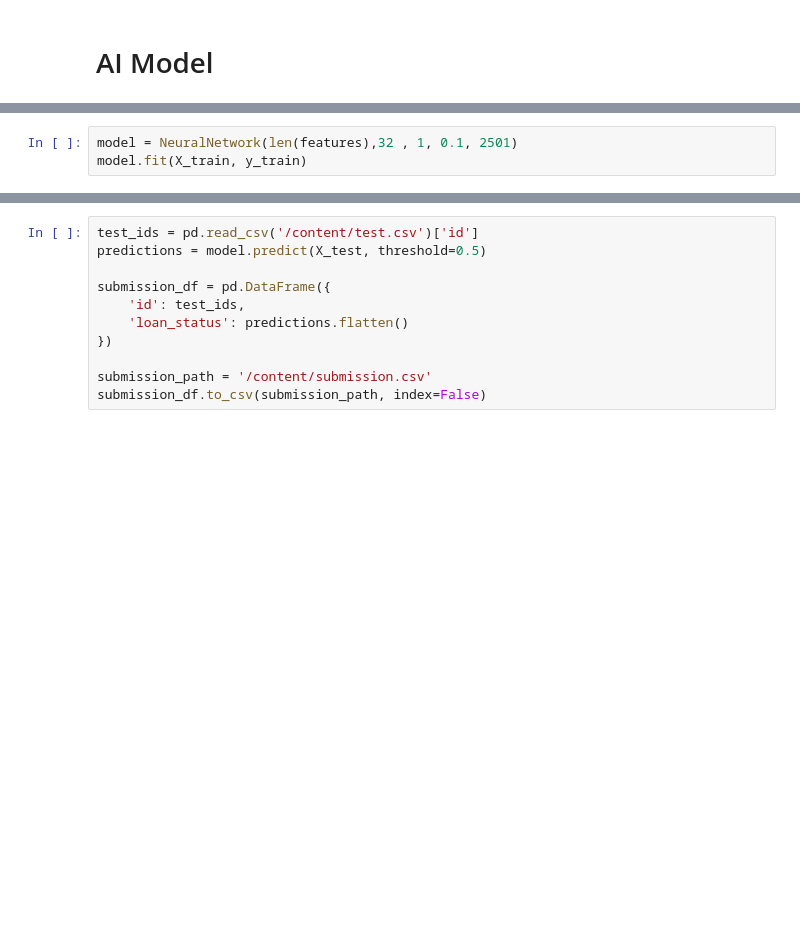
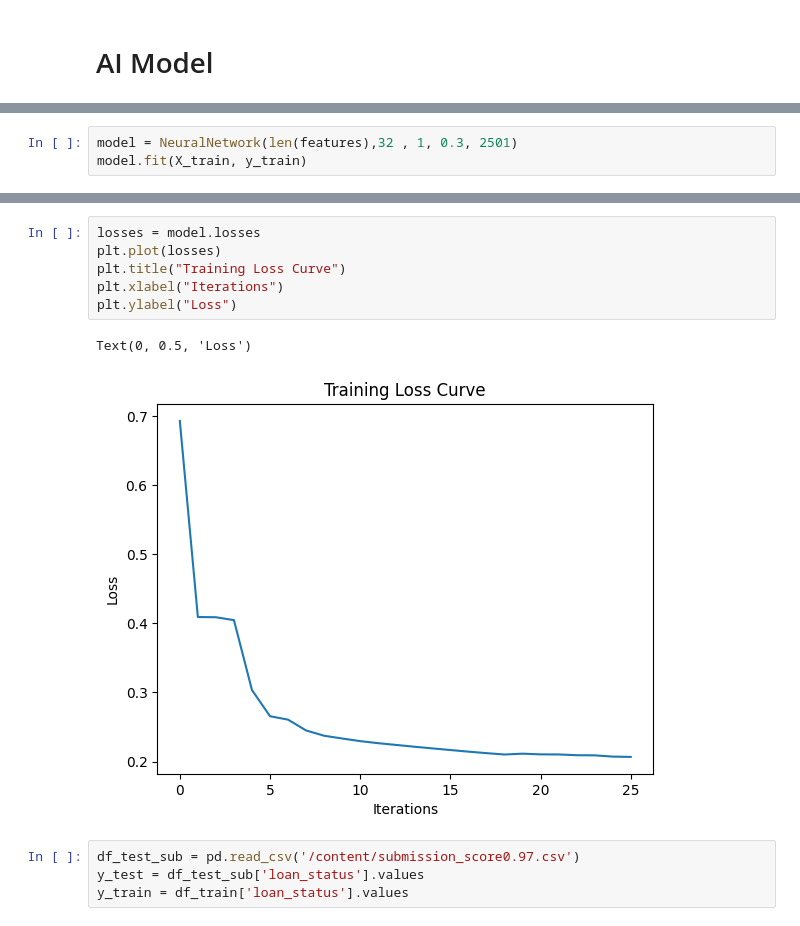
Before and after one commit to GriPet12/mfai_project, a Jupyter notebook: mfai.ipynb, the cells around one changed output, grey strips where cells are left out. Cells and saved outputs as stored; diff of their text form; blank space fills up the shorter version.

```diff
--- a/mfai.ipynb
+++ b/mfai.ipynb
@@ -344,5 +375,5 @@ class NeuralNetwork:
 # %%
-model = NeuralNetwork(len(features),32 , 1, 0.1, 2501)
+model = NeuralNetwork(len(features),32 , 1, 0.3, 2501)
 model.fit(X_train, y_train)
 # %% [output]
 Iteration 0: Loss = 0.6931
@@ -365,11 +396,13 @@ Iteration 2500: Loss = 0.2371
-# %%
-test_ids = pd.read_csv('/content/test.csv')['id']
-predictions = model.predict(X_test, threshold=0.5)
-
-submission_df = pd.DataFrame({
-    'id': test_ids,
-    'loan_status': predictions.flatten()
-})
-
-submission_path = '/content/submission.csv'
-submission_df.to_csv(submission_path, index=False)
+# %%
+losses = model.losses
+plt.plot(losses)
+plt.title("Training Loss Curve")
+plt.xlabel("Iterations")
+plt.ylabel("Loss")
+# %% [output]
+Text(0, 0.5, 'Loss')
+[figure, added]
+# %%
+df_test_sub = pd.read_csv('/content/submission_score0.97.csv')
+y_test = df_test_sub['loan_status'].values
+y_train = df_train['loan_status'].values
```
Also changed, not shown: parts of 3 cells of this notebook.
